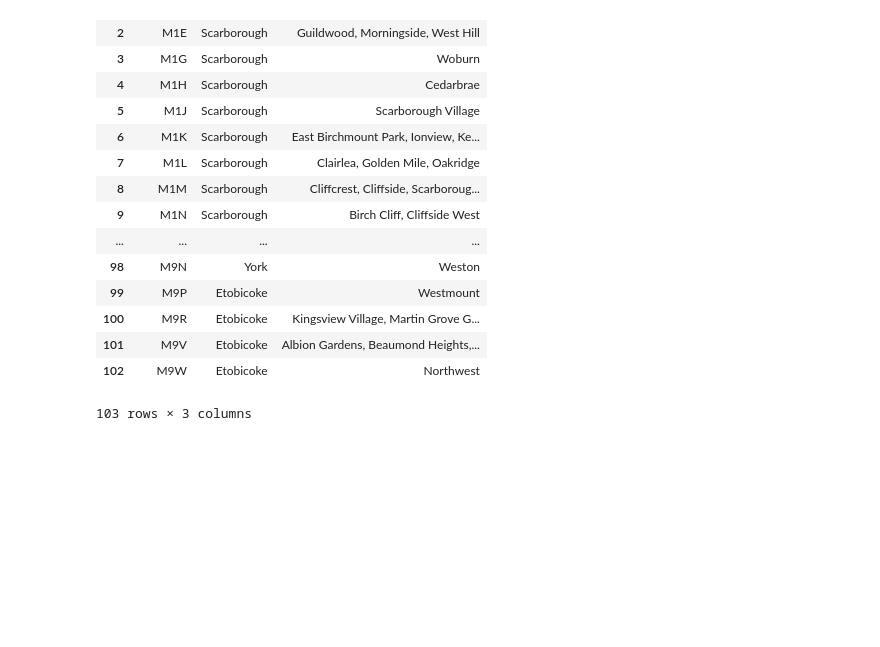
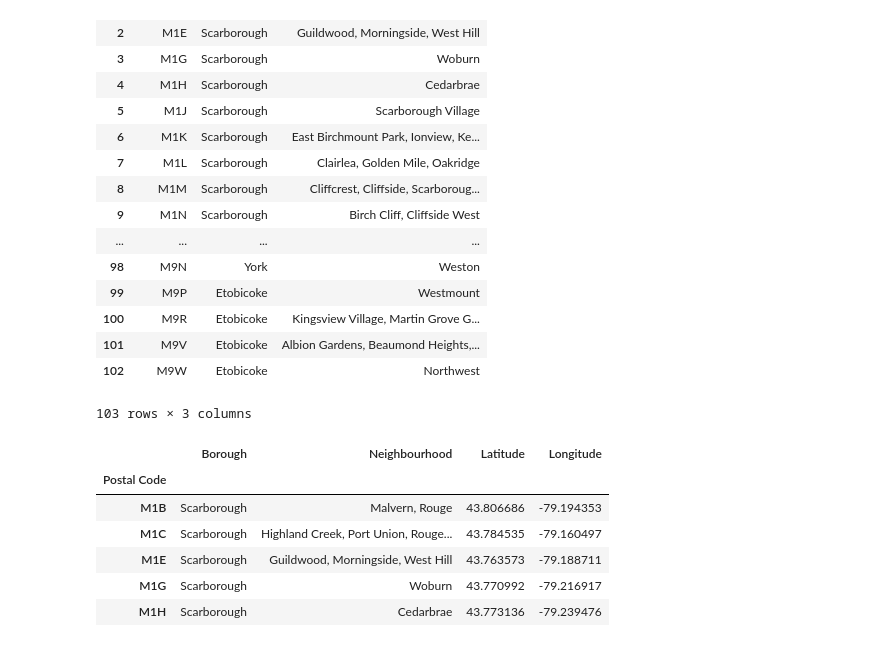
Before and after one commit to cychen226/GitHub-example, a Jupyter notebook: Capstone3.ipynb, the cells around one changed output. Saved outputs shown, nothing was run; the diff lists cells and outputs as text; code cells hidden in the pictures; blank space fills up the shorter version.

```diff
--- a/Capstone3.ipynb
+++ b/Capstone3.ipynb
@@ -71,0 +80,4 @@ TorontoPostalCodes
+# %%
+TorontoPostalCodes.rename_axis("Postal Code", axis='index', inplace=True)
+# %%
+toronto_geocsv='https://cocl.us/Geospatial_data'
@@ -71,0 +86,14 @@ TorontoPostalCodes
+# %%
+geocsv_data = pd.read_csv(toronto_geocsv).set_index("Postal Code")
+# %%
+toronto_neighborhoods = TorontoPostalCodes.join(geocsv_data)
+# %%
+toronto_neighborhoods.head()
+# %% [output]
+|  | Borough | Neighbourhood | Latitude | Longitude |
+| Postal Code |  |  |  |  |
+| M1B | Scarborough | Malvern, Rouge | 43.806686 | -79.194353 |
+| M1C | Scarborough | Highland Creek, Port Union, Rouge... | 43.784535 | -79.160497 |
+| M1E | Scarborough | Guildwood, Morningside, West Hill | 43.763573 | -79.188711 |
+| M1G | Scarborough | Woburn | 43.770992 | -79.216917 |
+| M1H | Scarborough | Cedarbrae | 43.773136 | -79.239476 |
```
Also changed, not shown: parts of 37 cells of this notebook.
